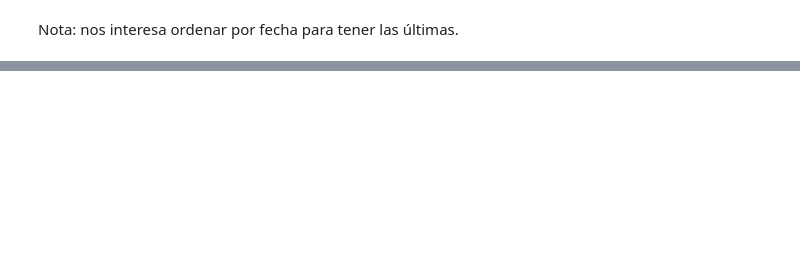
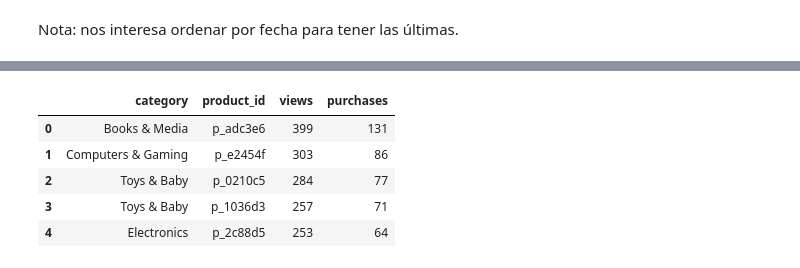
Before and after one commit to ANGELMC113/datathon-2026-ratitas, a Jupyter notebook: scripts/data_analysis.ipynb, the cells around one changed output, grey strips where cells are left out. Saved outputs shown, nothing was run; the diff lists cells and outputs as text; code cells hidden in the pictures; blank space fills up the shorter version.

```diff
--- a/scripts/data_analysis.ipynb
+++ b/scripts/data_analysis.ipynb
@@ -127,0 +318,20 @@ sql("")
+# %%
+popularity_per_category_last_h_df = sql("""
+SELECT c.category::String AS category, e.product_id::String AS product_id,
+       countIf(e.event_type = 'view')     AS views,
+       countIf(e.event_type = 'purchase') AS purchases
+FROM shop.events AS e
+INNER JOIN shop.catalog AS c ON c.product_id::String = e.product_id::String
+WHERE e.ts > now() - INTERVAL 1 HOUR
+GROUP BY category, product_id
+ORDER BY purchases DESC, views DESC
+LIMIT 5 BY category;
+""")
+popularity_per_category_last_h_df.head()
+# %% [output]
+|  | category | product_id | views | purchases |
+| 0 | Books & Media | p_adc3e6 | 399 | 131 |
+| 1 | Computers & Gaming | p_e2454f | 303 | 86 |
+| 2 | Toys & Baby | p_0210c5 | 284 | 77 |
+| 3 | Toys & Baby | p_1036d3 | 257 | 71 |
+| 4 | Electronics | p_2c88d5 | 253 | 64 |
```
Also changed, not shown: parts of 44 cells of this notebook, 4 other files.
